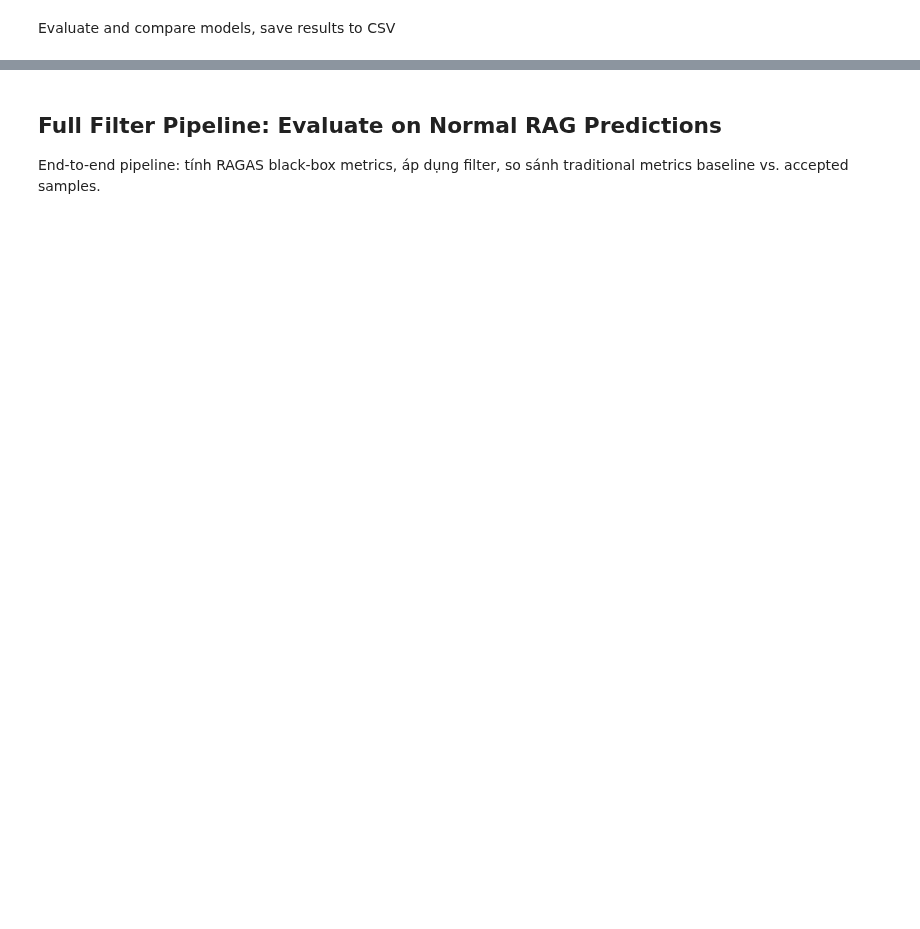
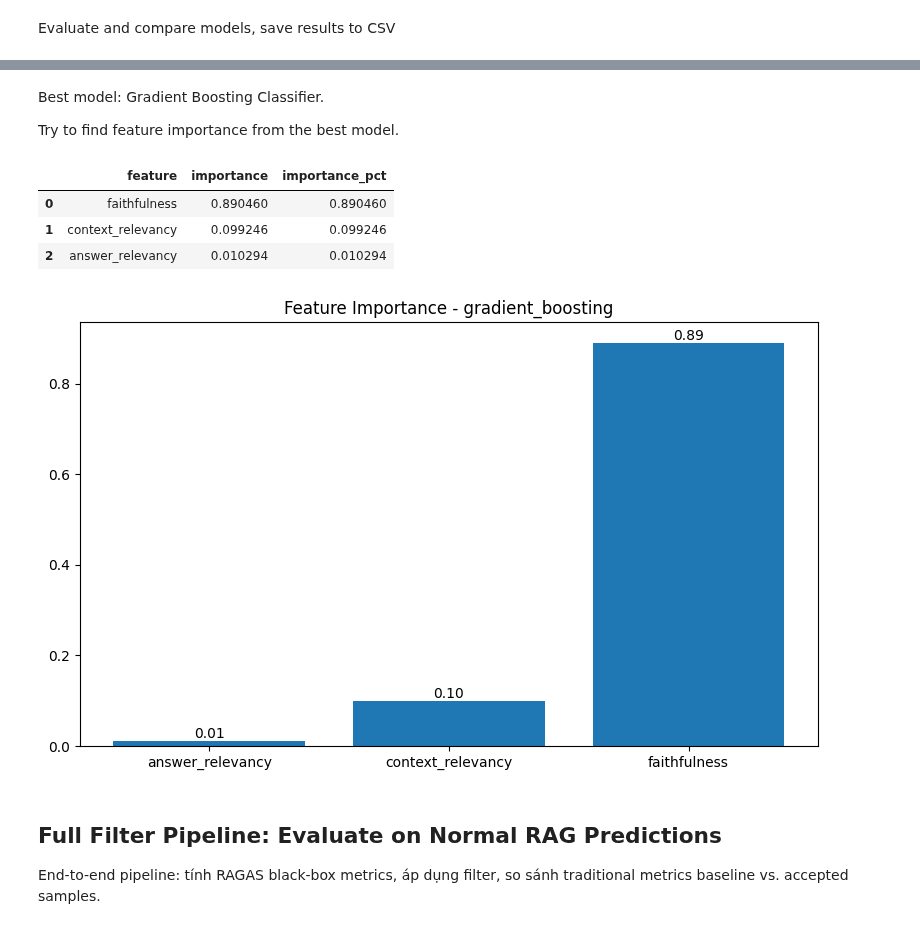
Before and after one commit to Htaaxx/ragas-evaluation, a Jupyter notebook: notebooks/filter-with-ragas.ipynb, the cells around one changed output, grey strips where cells are left out. Cells and saved outputs as stored; diff of their text form; code cells hidden in the pictures; blank space fills up the shorter version.

Commit message:
add: ragas feature full df, train clasify filter

```diff
--- a/notebooks/filter-with-ragas.ipynb
+++ b/notebooks/filter-with-ragas.ipynb
@@ -63,14 +43,14 @@ XGBClassifier = importlib.import_module("xgboost").XGBClassifier if XGBOOST_AVAI
 
 sys.path.append('..')
 
-DATA_PATH = Path('../data/asqa/labelled_data.csv')
+DATA_PATH = Path('../data/asqa/labeled_asqa.csv')
 OUTPUT_DIR = Path('../results')
-MODEL_DIR = Path('../models')
+MODEL_DIR = Path('../models/ragas_filter')
 FEATURE_PATH = OUTPUT_DIR / "asqa_ragas_features.csv"
 
 import src.evaluation.ragas_evaluator as _ragas_mod
 importlib.reload(_ragas_mod)
-from src.evaluation.ragas_evaluator import RAGASEvaluator
+from src.evaluation.ragas_evaluator import RAGASEvaluator, CheckpointedEvaluationResult
 
 pd.set_option("display.max_colwidth", 120)
 pd.set_option("display.width", 160)
@@ -386,0 +427,4 @@ print(classification_report(y_test, final_predictions, zero_division=0))
+# %% [markdown]
+Best model: Gradient Boosting Classifier.
+
+Try to find feature importance from the best model.
@@ -387,3 +459,32 @@ print(classification_report(y_test, final_predictions, zero_division=0))
+# %%
+# load model from disk
+# get model from the only .joblib file in the model directory
+model_files = list(MODEL_DIR.glob("*.joblib"))
+
+best_model = joblib.load(model_files[0])
+importance_df = get_feature_importance(best_model, feature_cols)
+display(importance_df)
+# %% [output]
+|  | feature | importance | importance_pct |
+| 0 | faithfulness | 0.890460 | 0.890460 |
+| 1 | context_relevancy | 0.099246 | 0.099246 |
+| 2 | answer_relevancy | 0.010294 | 0.010294 |
+# %%
+import matplotlib.pyplot as plt
+
+plt.figure(figsize=(8, 5))
+plt.bar(
+    importance_df["feature"][::-1],
+    importance_df["importance"][::-1],
+)
+importances = importance_df["importance"].values
+for i, (feature, importance) in enumerate(zip(importance_df["feature"][::-1], importance_df["importance"][::-1])):
+    plt.text(i, importance, f"{importance:.2f}", ha="center", va="bottom")
+plt.title(f"Feature Importance - {best_model_name}")
+plt.tight_layout()
+plt.show()
+# %% [output]
+[figure, added]
 # %% [markdown]
 ## Full Filter Pipeline: Evaluate on Normal RAG Predictions
 
```
Also changed, not shown: parts of 15 cells of this notebook, 10 other files.
